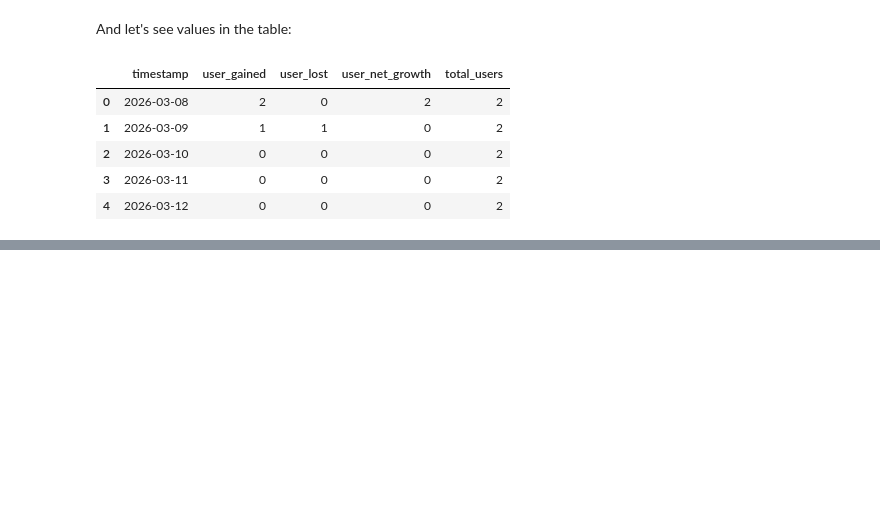
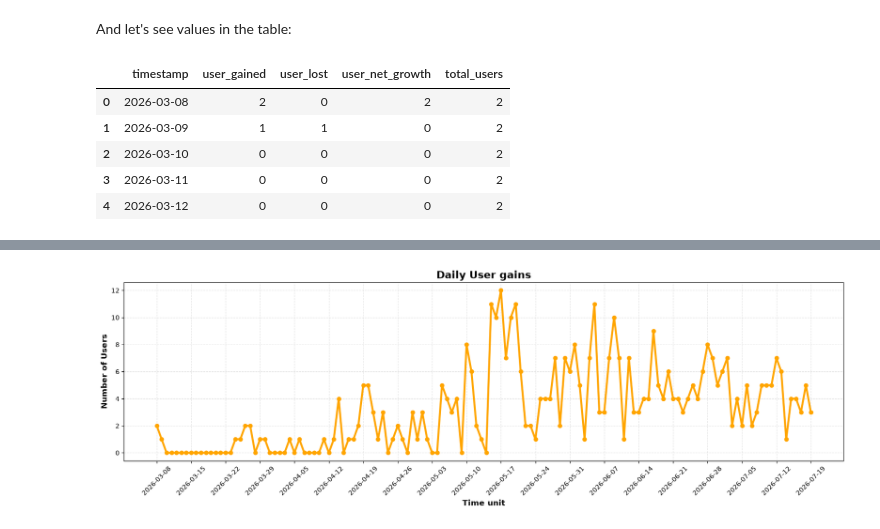
Before and after one commit to Arut3nCodes/ggc-server-user-growth-analysis, a Jupyter notebook: user-growth-analysis.ipynb, the cells around one changed output, grey strips where cells are left out. Drawn from its saved outputs; the diff is of its cells as text; code cells hidden in the pictures; blank space fills up the shorter version.

```diff
--- a/user-growth-analysis.ipynb
+++ b/user-growth-analysis.ipynb
@@ -166,0 +184,12 @@ Seems everything is in order, now we can go over to the data exploration process
+# %%
+# Aggregations
+daily_sum_aggregate = user_data
+weekly_sum_aggregate = user_data.resample('W', on='timestamp').sum().reset_index()
+monthly_sum_aggregate = user_data.resample('MS', on='timestamp').sum().reset_index()
+weekly_avg_aggregate = user_data.resample('W', on='timestamp').mean().reset_index()
+monthly_avg_aggregate = user_data.resample('MS', on='timestamp').mean().reset_index()
+
+titles_list = ['Daily', 'Weekly', 'Monthly'] # Titles for the plots
+list_of_aggregates = [daily_sum_aggregate, weekly_sum_aggregate, monthly_sum_aggregate] # List of aggregated dataframes
+
+monthly_sum_aggregate.head()
@@ -166,0 +203,70 @@ Seems everything is in order, now we can go over to the data exploration process
+# %%
+def plot_user_gained(user_gained_list, titles_list):
+    for data_title_pair in zip(user_gained_list, titles_list):
+
+        if data_title_pair[1] == 'Daily':
+            fig, ax = plt.subplots(figsize=(20, 5))  # Create a figure and axis for the
+            ax.plot( # Create a line plot for user gains over time
+                data_title_pair[0]['timestamp'],
+                data_title_pair[0]['user_gained'],
+                color='orange',
+                linewidth=3,
+                marker='o'
+                )
+        elif data_title_pair[1] == 'Weekly':
+            fig, ax = plt.subplots(figsize=(15, 5))  # Create a figure and axis for the
+            ax.step(
+                data_title_pair[0]['timestamp'],
+                data_title_pair[0]['user_gained'],
+                where='post',
+                color='blue',
+                linewidth=3,
+                marker='s'
+            )
+        else:  # Monthly
+            fig, ax = plt.subplots(figsize=(15, 5))  # Create a figure and axis for the
+            ax.bar(
+                data_title_pair[0]['timestamp'],
+                data_title_pair[0]['user_gained'],
+                color='green',
+                width=20,
+            )
+
+        ax.set_title( # Plot title with custom font properties
+            label= data_title_pair[1] + ' User gains', # plot title
+            fontsize=16,
+            fontweight='bold'
+            )
+
+        ax.set_xlabel( # Label the x-axis
+            xlabel='Time unit',
+            fontsize=12,
+            fontweight='bold'
+            )
+
+        ax.set_ylabel( # Label the y-axis
+            ylabel='Number of Users gained',
+            fontsize=12,
+            fontweight='bold'
+            )
+
+        ax.grid(
+            which='major',
+            linestyle='--',
+            alpha=0.35,
+        )
+        if data_title_pair[1] == 'Daily' or data_title_pair[1] == 'Weekly':
+            ax.set_xticks(user_data['timestamp'][::7]) # set x-ticks to every 7th date for better readability
+            ax.tick_params(axis='x', rotation=45) # Rotate x-tick labels for better readability
+        elif data_title_pair[1] == 'Monthly':
+            ax.set_xticks(monthly_sum_aggregate['timestamp'])
+            ax.tick_params(axis='x', rotation=0) # Rotate x-tick labels for better readability
+            ax.xaxis.set_major_formatter(plt.matplotlib.dates.DateFormatter('%b %Y'))  # Format x-axis labels to show month and year
+
+        ax.set_ylabel('Number of Users')  # Label the y-axis
+
+        plt.show()  # Show the plot of user growth over time
+
+plot_user_gained(list_of_aggregates, titles_list)  # Call the function to plot user growth
+# %% [output]
+[figure, added]
```
Also changed, not shown: parts of 12 cells of this notebook.
